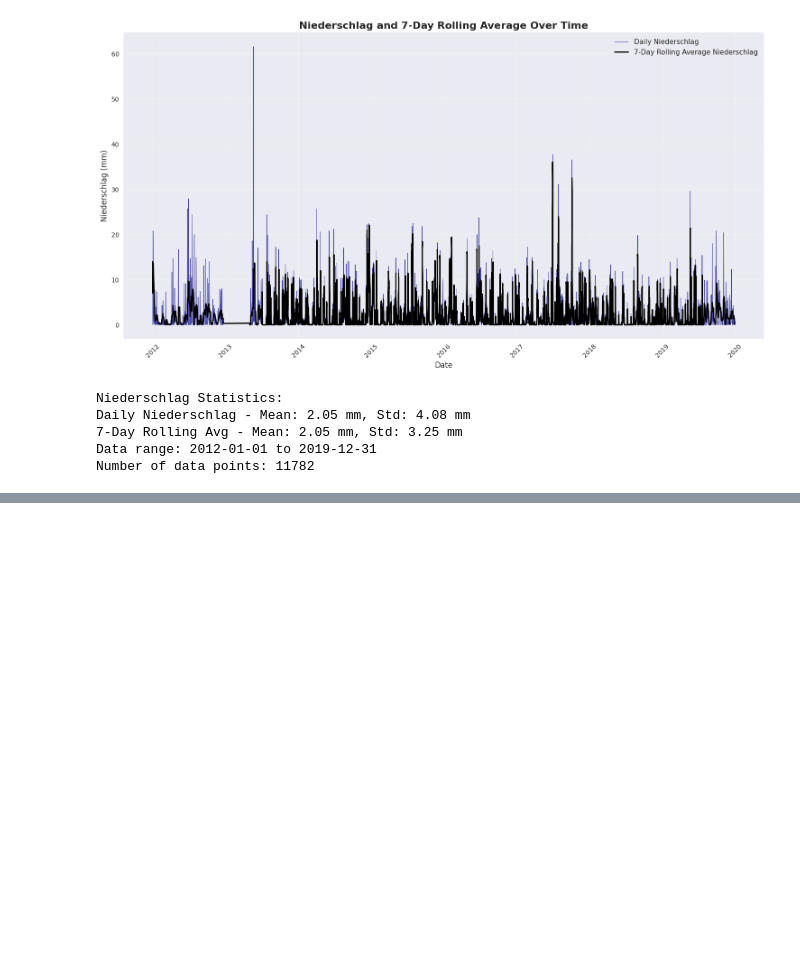
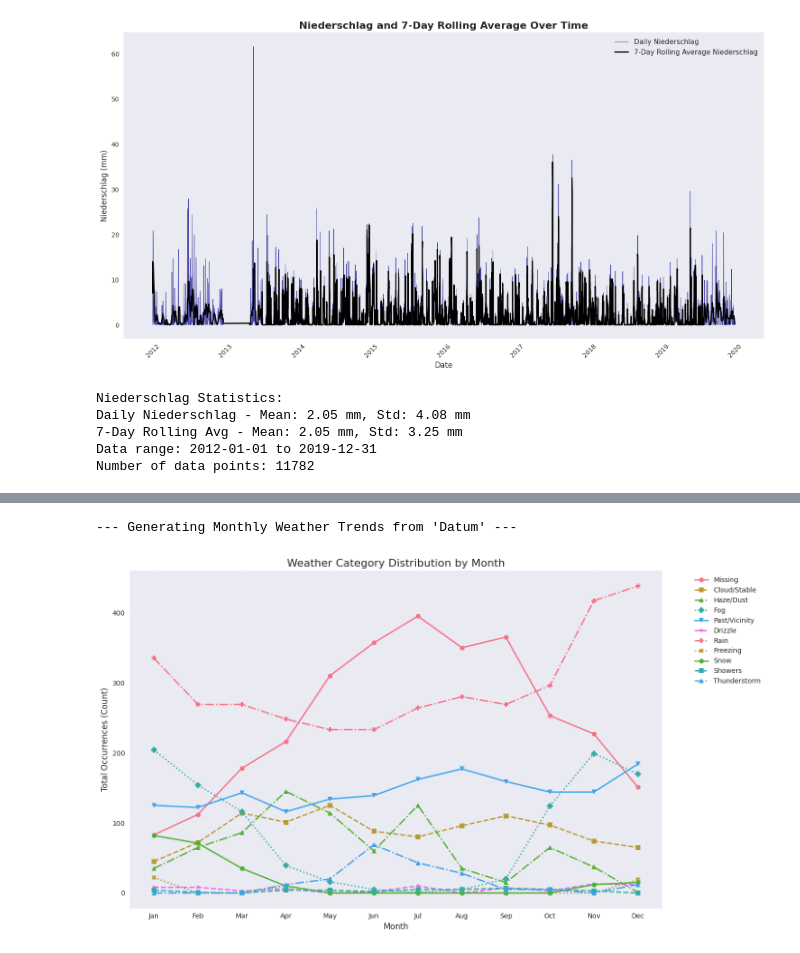
Before and after one commit to DavidStrif/team3_goodweather, a Jupyter notebook: 1_DatasetCharacteristics/notebooks/feature_visualisation.ipynb, the cells around one changed output, grey strips where cells are left out. Cells and saved outputs as stored; diff of their text form; code cells hidden in the pictures; blank space fills up the shorter version.

```diff
--- a/1_DatasetCharacteristics/notebooks/feature_visualisation.ipynb
+++ b/1_DatasetCharacteristics/notebooks/feature_visualisation.ipynb
@@ -99,0 +171,70 @@ Number of data points: 11782
+# %%
+
+print("--- Generating Monthly Weather Trends from 'Datum' ---")
+
+# 1. Convert 'Datum' to datetime objects
+# This ensures pandas understands the string "2023-01-01" as a date.
+df['Datum'] = pd.to_datetime(df['Datum'])
+
+# 2. Extract the Month
+# We use the .dt accessor to grab the month number (1=Jan, 12=Dec)
+df['Month'] = df['Datum'].dt.month
+
+# 3. Identify your Weather Columns
+# We look for all columns starting with 'W_Cat_'
+weather_cols = [c for c in df.columns if 'W_Cat_' in c]
+
+if not weather_cols:
+    print("Error: No 'W_Cat_' columns found. Did you run the encoding step?")
+else:
+    # 4. Group by Month and Sum
+    monthly_counts = df.groupby('Month')[weather_cols].sum()
+
+    # 5. Rename columns for the Legend (Optional but nicer)
+    category_names = {
+        'W_Cat_-1': "Missing",
+        'W_Cat_1': "Cloud/Stable",
+        'W_Cat_2': "Haze/Dust",
+        'W_Cat_3': "Fog",
+        'W_Cat_4': "Past/Vicinity",
+        'W_Cat_5': "Drizzle",
+        'W_Cat_6': "Rain",
+        'W_Cat_7': "Freezing",
+        'W_Cat_8': "Snow",
+        'W_Cat_9': "Showers",
+        'W_Cat_10': "Thunderstorm"
+    }
+    monthly_counts.rename(columns=category_names, inplace=True)
+
+    # 6. Plotting
+    plt.figure(figsize=(14, 8))
+
+    styles = ['-', '--', '-.', ':']
+    markers = ['o', 's', '^', 'D', 'v', '*', 'P', 'X']
+
+    for i, column in enumerate(monthly_counts.columns):
+        # Only plot if the category actually exists in the data
+        if monthly_counts[column].sum() > 0:
+            plt.plot(monthly_counts.index,
+                     monthly_counts[column],
+                     label=column,
+                     linewidth=2,
+                     marker=markers[i % len(markers)],
+                     linestyle=styles[i % len(styles)])
+
+    # Formatting
+    plt.title('Weather Category Distribution by Month', fontsize=16)
+    plt.xlabel('Month', fontsize=12)
+    plt.ylabel('Total Occurrences (Count)', fontsize=12)
+
+    # Map 1-12 to Jan-Dec
+    plt.xticks(range(1, 13), calendar.month_abbr[1:13])
+
+    plt.legend(bbox_to_anchor=(1.05, 1), loc='upper left')
+    plt.grid(True, alpha=0.3)
+    plt.tight_layout()
+
+    plt.show()
+# %% [output]
+--- Generating Monthly Weather Trends from 'Datum' ---
+[figure, added]
```
Also changed, not shown: parts of 1 cell of this notebook.
